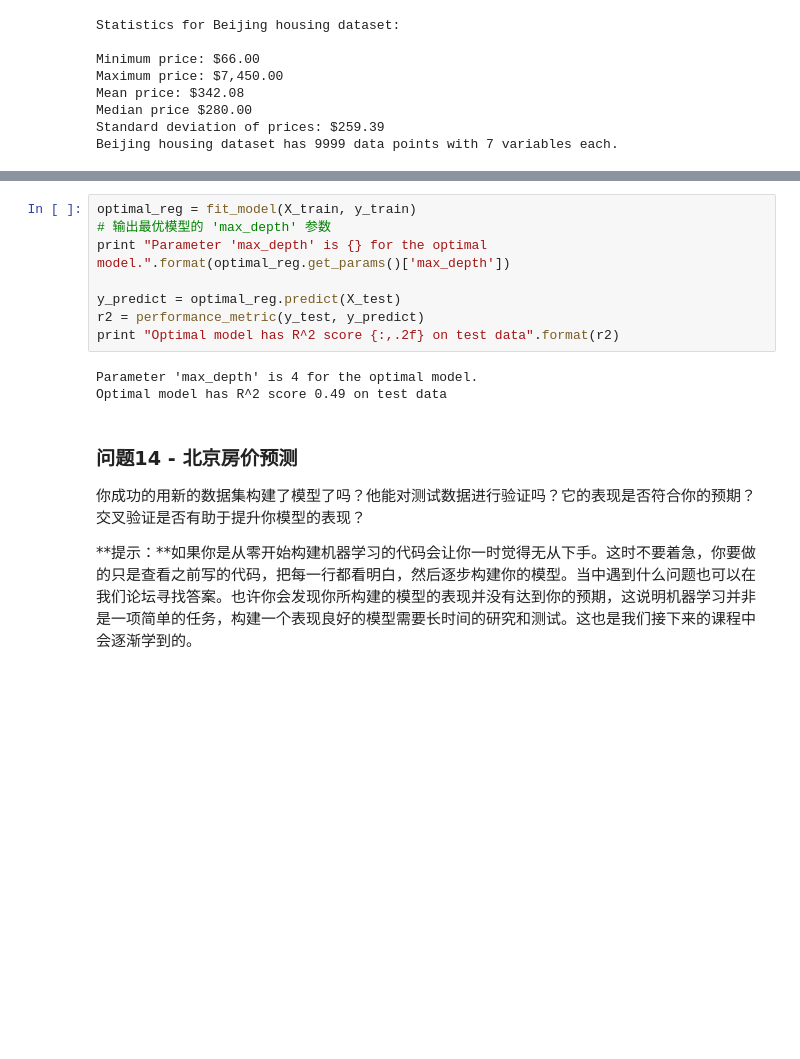
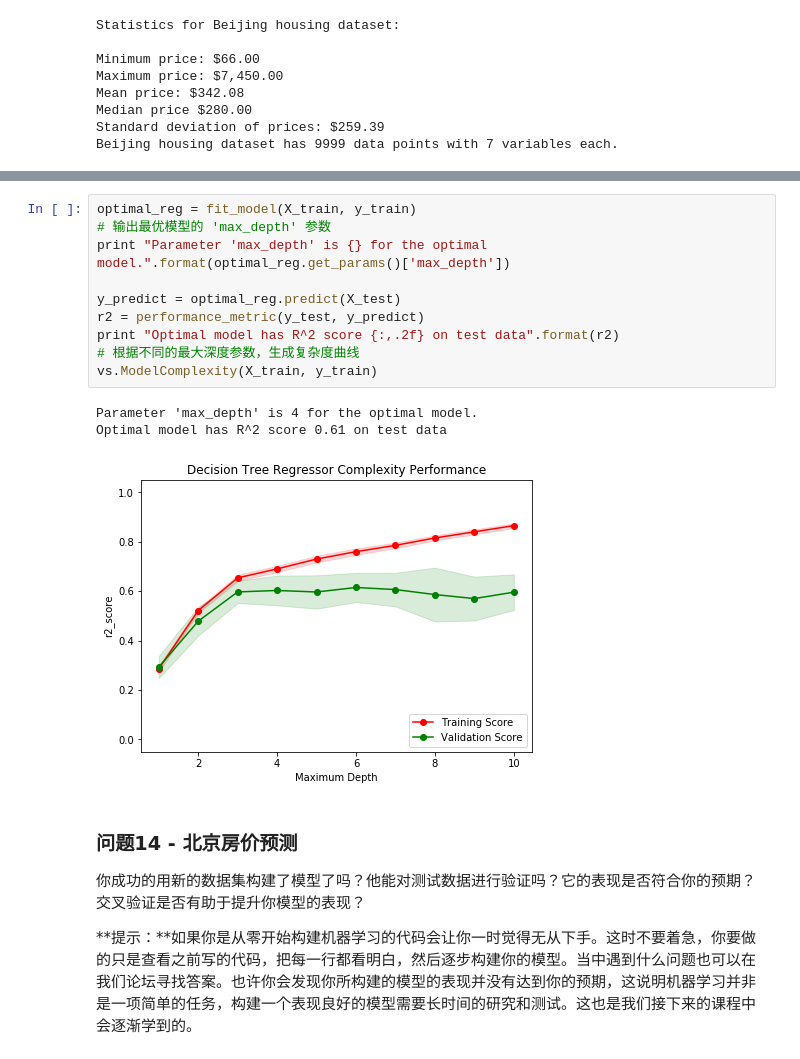
Before and after one commit to andy74911/Udacity, a Jupyter notebook: Machine Learning (Junior)/boston_housing-master/boston_housing.ipynb, the cells around one changed output, grey strips where cells are left out. Saved outputs shown, nothing was run; the diff lists cells and outputs as text; blank space fills up the shorter version.

```diff
--- a/Machine Learning (Junior)/boston_housing-master/boston_housing.ipynb
+++ b/Machine Learning (Junior)/boston_housing-master/boston_housing.ipynb
@@ -578,14 +581,17 @@ vs.ModelLearning(X_train, y_train)
 # %%
 optimal_reg = fit_model(X_train, y_train)
 # 输出最优模型的 'max_depth' 参数
 print "Parameter 'max_depth' is {} for the optimal model.".format(optimal_reg.get_params()['max_depth'])
 
 y_predict = optimal_reg.predict(X_test)
 r2 = performance_metric(y_test, y_predict)
 print "Optimal model has R^2 score {:,.2f} on test data".format(r2)
+# 根据不同的最大深度参数，生成复杂度曲线
+vs.ModelComplexity(X_train, y_train)
 # %% [output]
 Parameter 'max_depth' is 4 for the optimal model.
-Optimal model has R^2 score 0.49 on test data
+Optimal model has R^2 score 0.61 on test data
+[figure, added]
 # %% [markdown]
 ### 问题14 - 北京房价预测
 你成功的用新的数据集构建了模型了吗？他能对测试数据进行验证吗？它的表现是否符合你的预期？交叉验证是否有助于提升你模型的表现？
```
Also changed, not shown: parts of 9 cells of this notebook.
